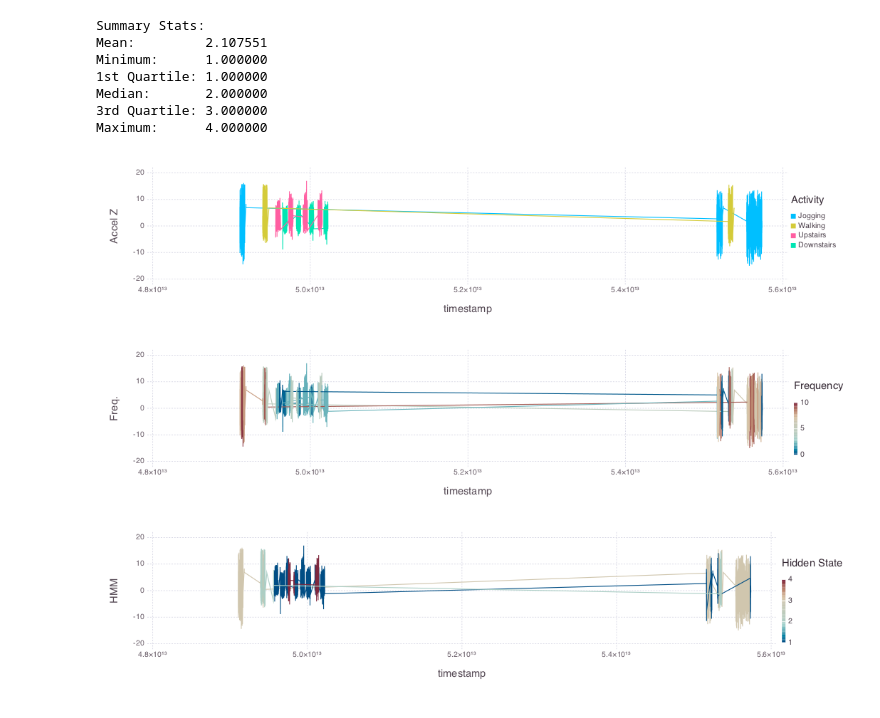
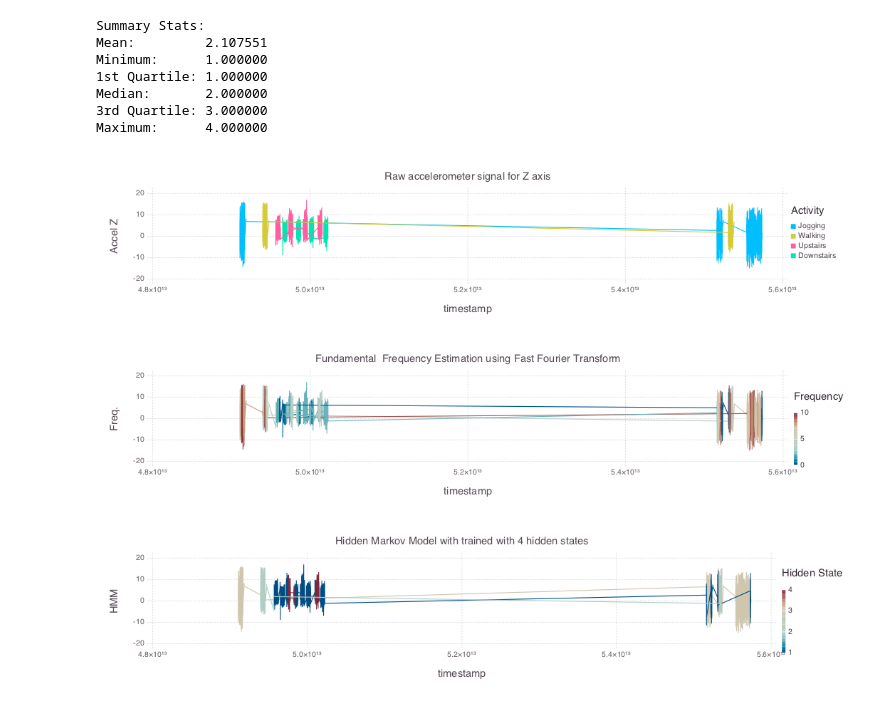
Before and after one commit to Amanmeet/koan, a Jupyter notebook: DSP_HMM.ipynb, the cells around one changed output. Drawn from its saved outputs; the diff is of its cells as text; code cells hidden in the pictures.

Commit message:
chart changes to DSP_HMM

```diff
--- a/DSP_HMM.ipynb
+++ b/DSP_HMM.ipynb
@@ -156,12 +156,15 @@ Median:       2.000000
 3rd Quartile: 3.000000
 Maximum:      4.000000
 # %%
-p1 = plot(df, x=:timestamp, y=:z, color=:activity, Geom.line, Guide.ylabel("Accel Z"), Guide.colorkey("Activity"))
-p2 = plot(df, x=:timestamp, y=:z, color=:fundfreq, Geom.line, Guide.ylabel("Freq."), Guide.colorkey("Frequency"))
-p3 = plot(df, x=:timestamp, y=:z, color=:est_z, Geom.line, Guide.ylabel("HMM"), Guide.colorkey("Hidden State"))
+p1 = plot(df, x=:timestamp, y=:z, color=:activity, Geom.line, Guide.ylabel("Accel Z"), Guide.colorkey("Activity"),
+          Guide.title("Raw accelerometer signal for Z axis"))
+p2 = plot(df, x=:timestamp, y=:z, color=:fundfreq, Geom.line, Guide.ylabel("Freq."), Guide.colorkey("Frequency"),
+          Guide.title("Fundamental  Frequency Estimation using Fast Fourier Transform"))
+p3 = plot(df, x=:timestamp, y=:z, color=:est_z, Geom.line, Guide.ylabel("HMM"), Guide.colorkey("Hidden State"),
+          Guide.title("Hidden Markov Model with trained with 4 hidden states"))
 
 vstack(p1,p2,p3)
 
-#draw(SVG("wisdm.svg", 6inch, 6inch), vstack(p1,p2,p3))
+#draw(PNG("wisdm.png", 11inch, 6inch), vstack(p1,p2,p3))
 # %% [output]
-[figure, old version]
+[figure, new version]
```
